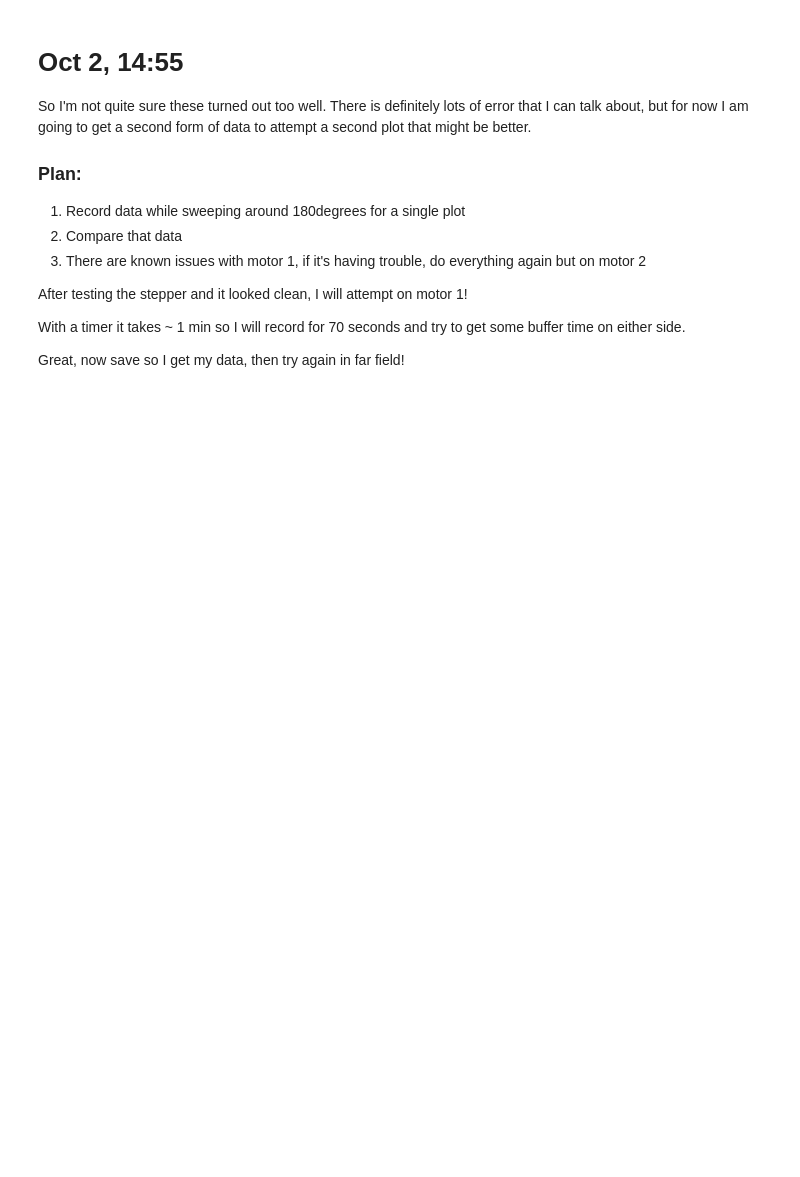
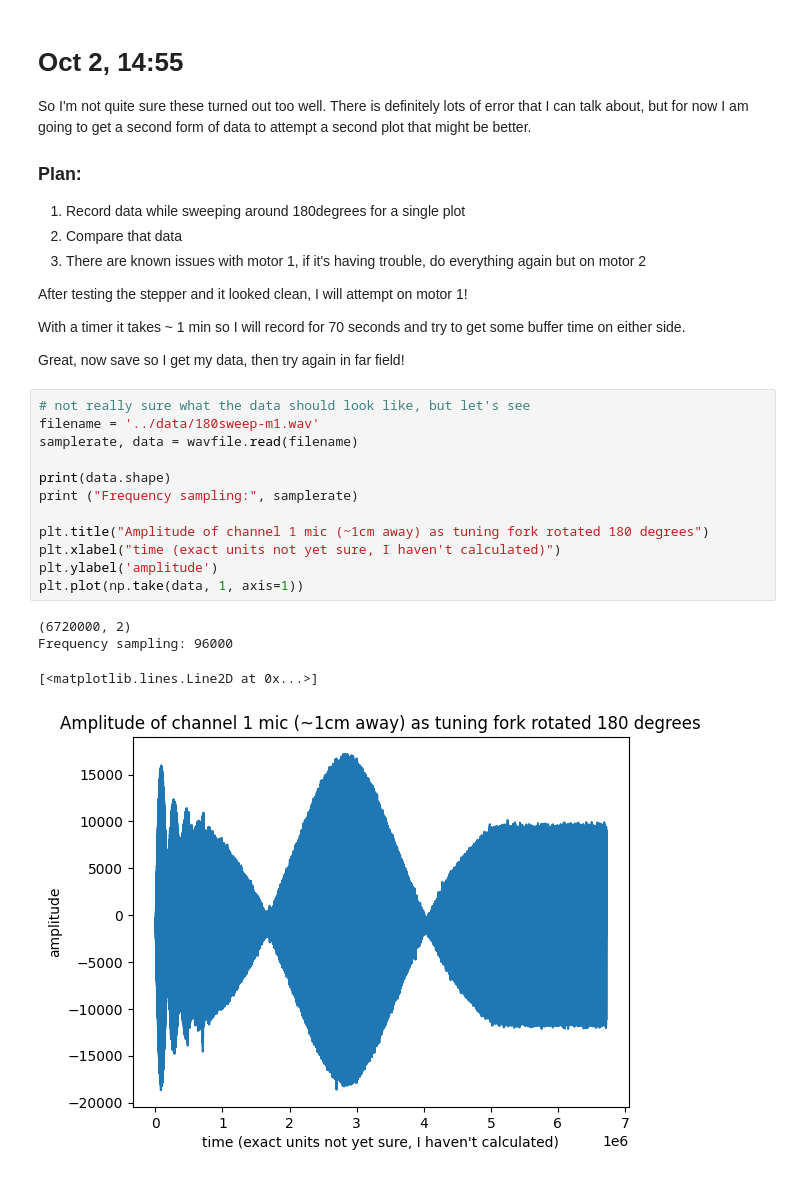
Before and after one commit to julianLapenna12/acoustic_radiation_modelling, a Jupyter notebook: notebooks/Ex1.acoustics.notebook.ipynb, the cells around one changed output. Cells and saved outputs as stored; diff of their text form; blank space fills up the shorter version.

```diff
--- a/notebooks/Ex1.acoustics.notebook.ipynb
+++ b/notebooks/Ex1.acoustics.notebook.ipynb
@@ -432,3 +432,20 @@ After testing the stepper and it looked clean, I will attempt on motor 1!
 With a timer it takes ~ 1 min so I will record for 70 seconds and try to get some buffer time on either side.
 
 Great, now save so I get my data, then try again in far field!
+# %%
+# not really sure what the data should look like, but let's see
+filename = '../data/180sweep-m1.wav'
+samplerate, data = wavfile.read(filename)
+
+print(data.shape)
+print ("Frequency sampling:", samplerate)
+
+plt.title("Amplitude of channel 1 mic (~1cm away) as tuning fork rotated 180 degrees")
+plt.xlabel("time (exact units not yet sure, I haven't calculated)")
+plt.ylabel('amplitude')
+plt.plot(np.take(data, 1, axis=1))
+# %% [output]
+(6720000, 2)
+Frequency sampling: 96000
+[<matplotlib.lines.Line2D at 0x...>]
+[figure, added]
```
Also changed, not shown: parts of 8 cells of this notebook.
